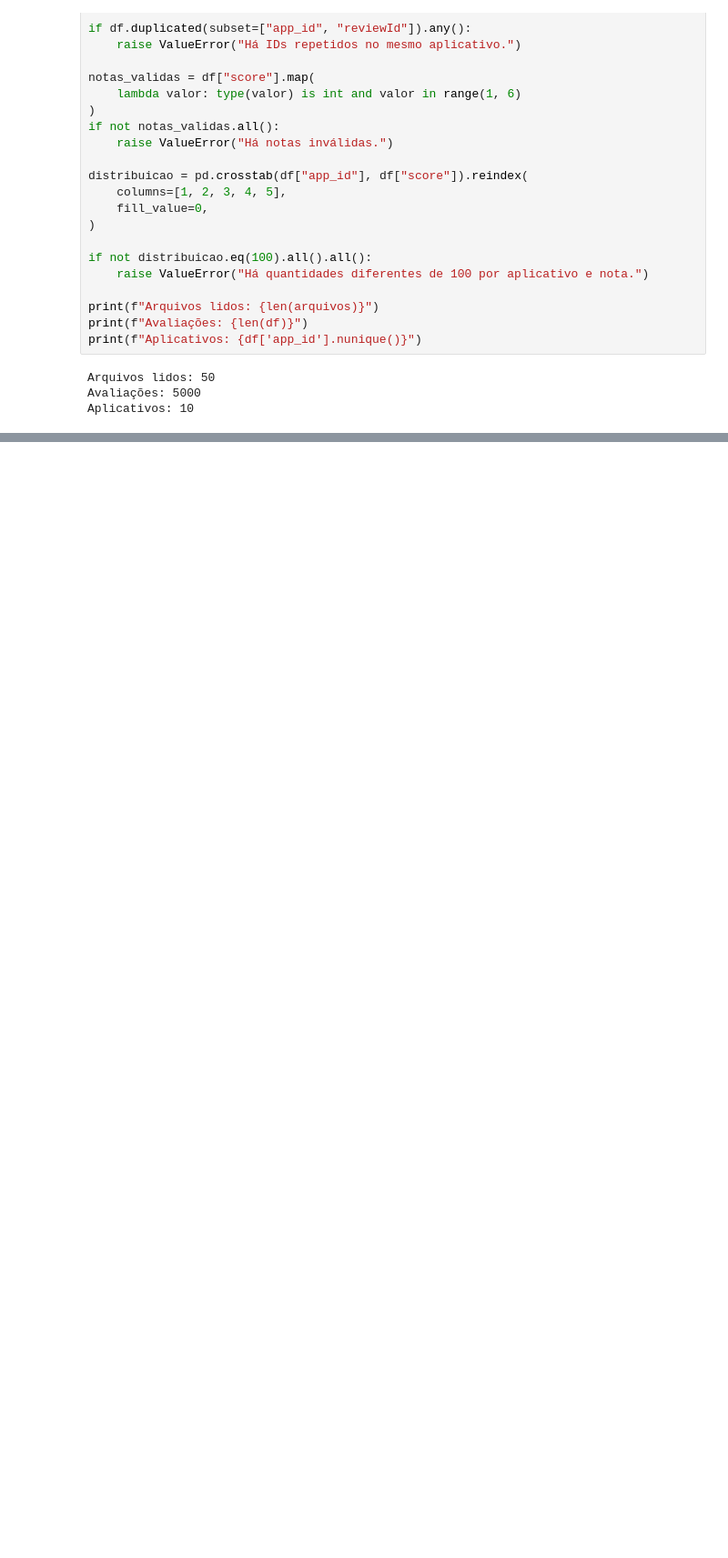
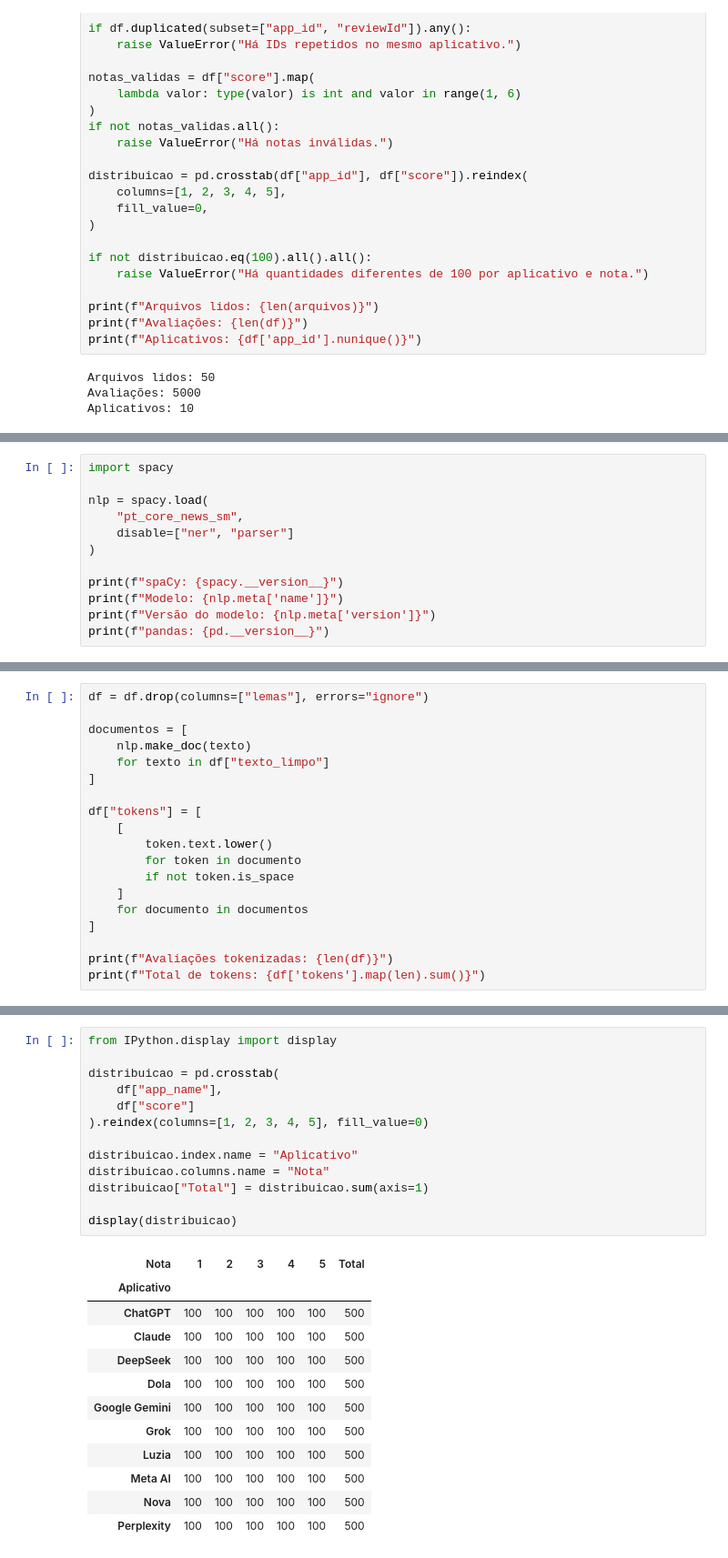
Before and after one commit to felipe-durval/pln_trabalho, a Jupyter notebook: notebooks/02_preparacao.ipynb, the cells around one changed output, grey strips where cells are left out. Shown at 91% size. Cells and saved outputs as stored; diff of their text form; blank space fills up the shorter version.

```diff
--- a/notebooks/02_preparacao.ipynb
+++ b/notebooks/02_preparacao.ipynb
@@ -112,0 +177,12 @@ Total de avaliações: 5000
+# %%
+import spacy
+
+nlp = spacy.load(
+    "pt_core_news_sm",
+    disable=["ner", "parser"]
+)
+
+print(f"spaCy: {spacy.__version__}")
+print(f"Modelo: {nlp.meta['name']}")
+print(f"Versão do modelo: {nlp.meta['version']}")
+print(f"pandas: {pd.__version__}")
@@ -112,0 +196,19 @@ Total de avaliações: 5000
+# %%
+df = df.drop(columns=["lemas"], errors="ignore")
+
+documentos = [
+    nlp.make_doc(texto)
+    for texto in df["texto_limpo"]
+]
+
+df["tokens"] = [
+    [
+        token.text.lower()
+        for token in documento
+        if not token.is_space
+    ]
+    for documento in documentos
+]
+
+print(f"Avaliações tokenizadas: {len(df)}")
+print(f"Total de tokens: {df['tokens'].map(len).sum()}")
@@ -112,0 +321,26 @@ Total de avaliações: 5000
+# %%
+from IPython.display import display
+
+distribuicao = pd.crosstab(
+    df["app_name"],
+    df["score"]
+).reindex(columns=[1, 2, 3, 4, 5], fill_value=0)
+
+distribuicao.index.name = "Aplicativo"
+distribuicao.columns.name = "Nota"
+distribuicao["Total"] = distribuicao.sum(axis=1)
+
+display(distribuicao)
+# %% [output]
+| Nota | 1 | 2 | 3 | 4 | 5 | Total |
+| Aplicativo |  |  |  |  |  |  |
+| ChatGPT | 100 | 100 | 100 | 100 | 100 | 500 |
+| Claude | 100 | 100 | 100 | 100 | 100 | 500 |
+| DeepSeek | 100 | 100 | 100 | 100 | 100 | 500 |
+| Dola | 100 | 100 | 100 | 100 | 100 | 500 |
+| Google Gemini | 100 | 100 | 100 | 100 | 100 | 500 |
+| Grok | 100 | 100 | 100 | 100 | 100 | 500 |
+| Luzia | 100 | 100 | 100 | 100 | 100 | 500 |
+| Meta AI | 100 | 100 | 100 | 100 | 100 | 500 |
+| Nova | 100 | 100 | 100 | 100 | 100 | 500 |
+| Perplexity | 100 | 100 | 100 | 100 | 100 | 500 |
```
Also changed, not shown: parts of 31 cells of this notebook, 5 other files.
